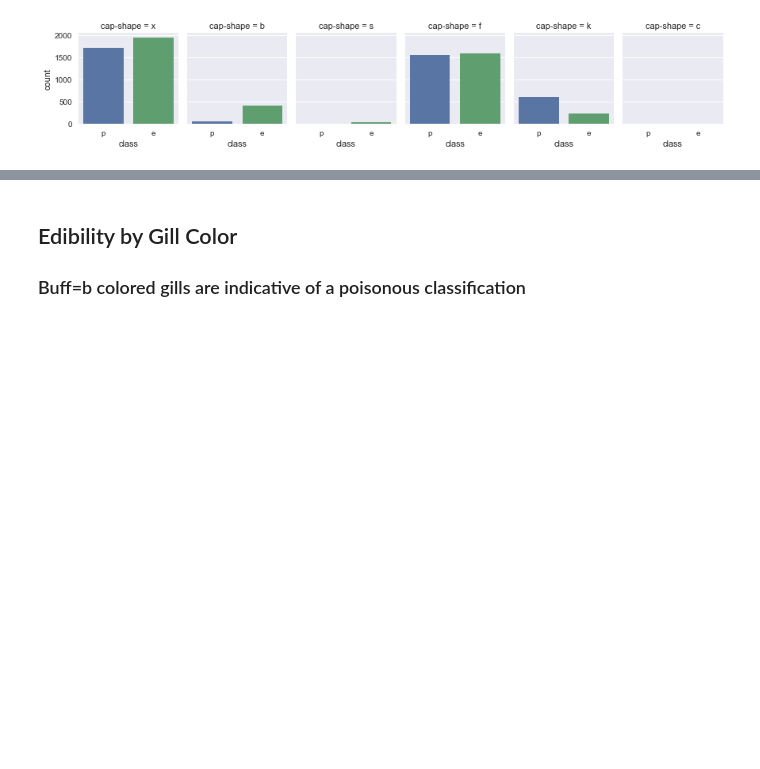
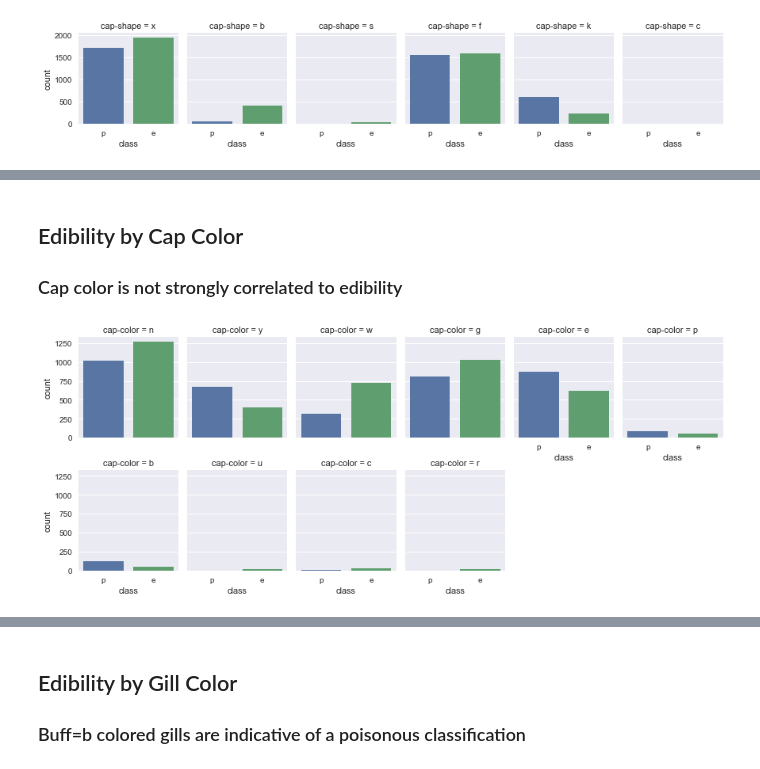
Before and after one commit to madysonmorris/Mushrooms, a Jupyter notebook: Mushroom Final.ipynb, the cells around one changed output, grey strips where cells are left out. Drawn from its saved outputs; the diff is of its cells as text; code cells hidden in the pictures; blank space fills up the shorter version.

```diff
--- a/Mushroom Final.ipynb
+++ b/Mushroom Final.ipynb
@@ -109,0 +142,8 @@ g = sns.factorplot("class", col="cap-shape", data=df_forplot,
+# %% [markdown]
+## Edibility by Cap Color
+### Cap color is not strongly correlated to edibility
+# %%
+g = sns.factorplot("class", col="cap-color", data=df_forplot,
+                    kind="count", size=2.5, aspect=.8, col_wrap=6)
+# %% [output]
+[figure, added]
```
Also changed, not shown: parts of 83 cells of this notebook.
